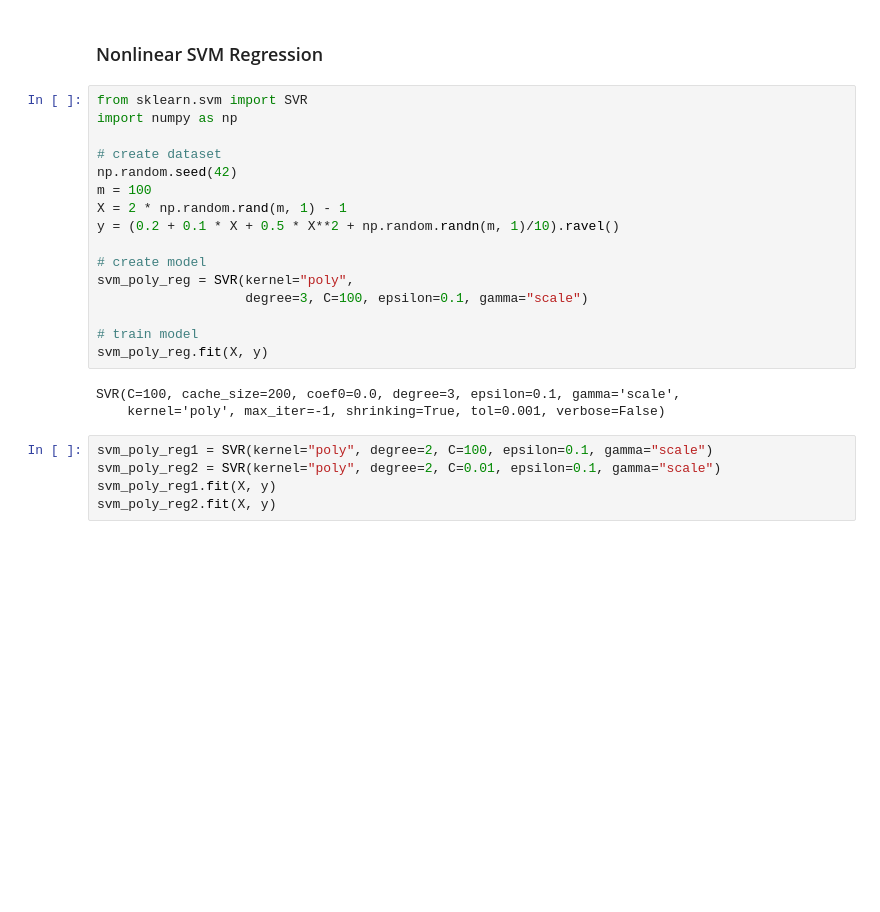
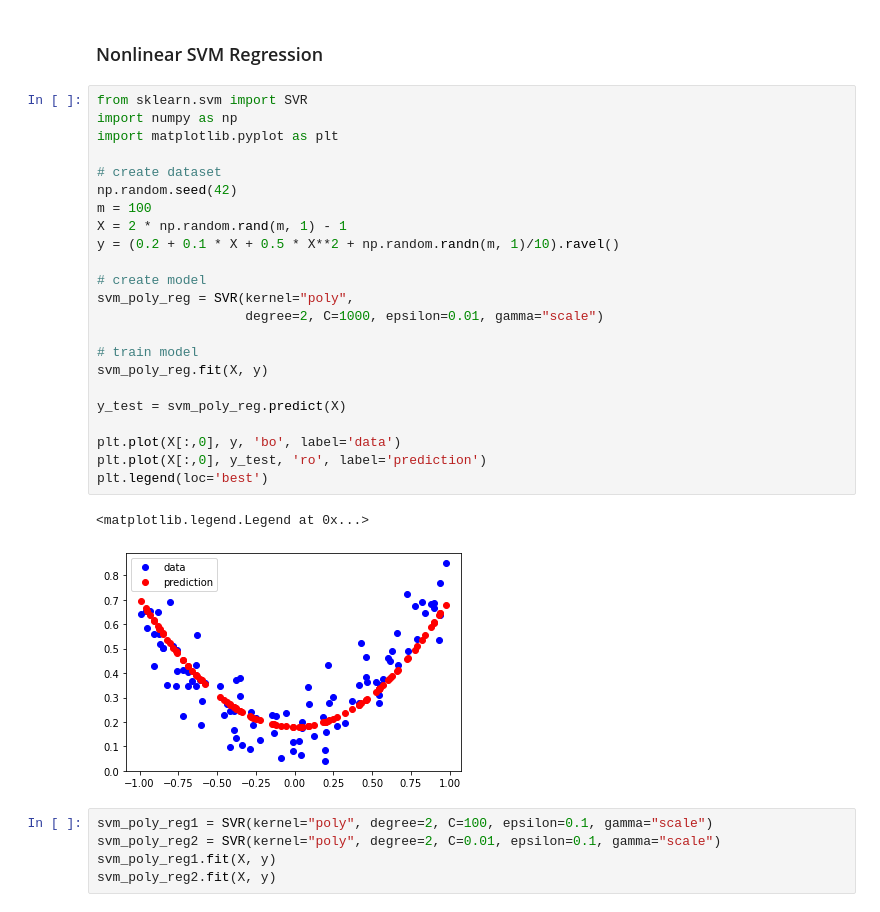
Before and after one commit to swagatk/python-ml, a Jupyter notebook: python-ml.ipynb, the cells around one changed output. Saved outputs shown, nothing was run; the diff lists cells and outputs as text; blank space fills up the shorter version.

```diff
--- a/python-ml.ipynb
+++ b/python-ml.ipynb
@@ -1562,22 +1584,29 @@ plt.show()
 # %%
 from sklearn.svm import SVR
 import numpy as np
+import matplotlib.pyplot as plt
 
 # create dataset
 np.random.seed(42)
 m = 100
 X = 2 * np.random.rand(m, 1) - 1
 y = (0.2 + 0.1 * X + 0.5 * X**2 + np.random.randn(m, 1)/10).ravel()
 
 # create model
 svm_poly_reg = SVR(kernel="poly",
-                   degree=3, C=100, epsilon=0.1, gamma="scale")
+                   degree=2, C=1000, epsilon=0.01, gamma="scale")
 
 # train model
 svm_poly_reg.fit(X, y)
+
+y_test = svm_poly_reg.predict(X)
+
+plt.plot(X[:,0], y, 'bo', label='data')
+plt.plot(X[:,0], y_test, 'ro', label='prediction')
+plt.legend(loc='best')
 # %% [output]
-SVR(C=100, cache_size=200, coef0=0.0, degree=3, epsilon=0.1, gamma='scale',
-    kernel='poly', max_iter=-1, shrinking=True, tol=0.001, verbose=False)
+<matplotlib.legend.Legend at 0x...>
+[figure, added]
 # %%
 svm_poly_reg1 = SVR(kernel="poly", degree=2, C=100, epsilon=0.1, gamma="scale")
 svm_poly_reg2 = SVR(kernel="poly", degree=2, C=0.01, epsilon=0.1, gamma="scale")
```
Also changed, not shown: parts of 12 cells of this notebook, 1 other file.
